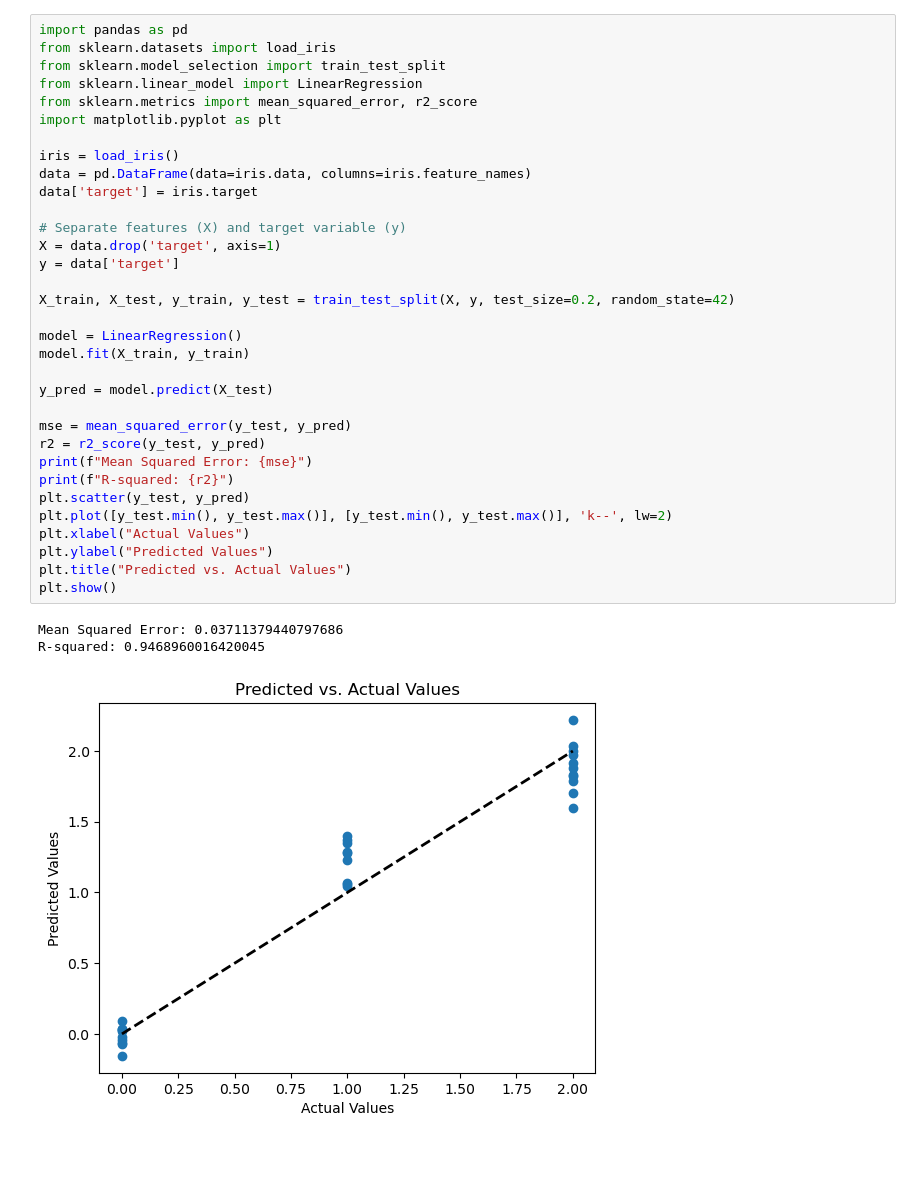
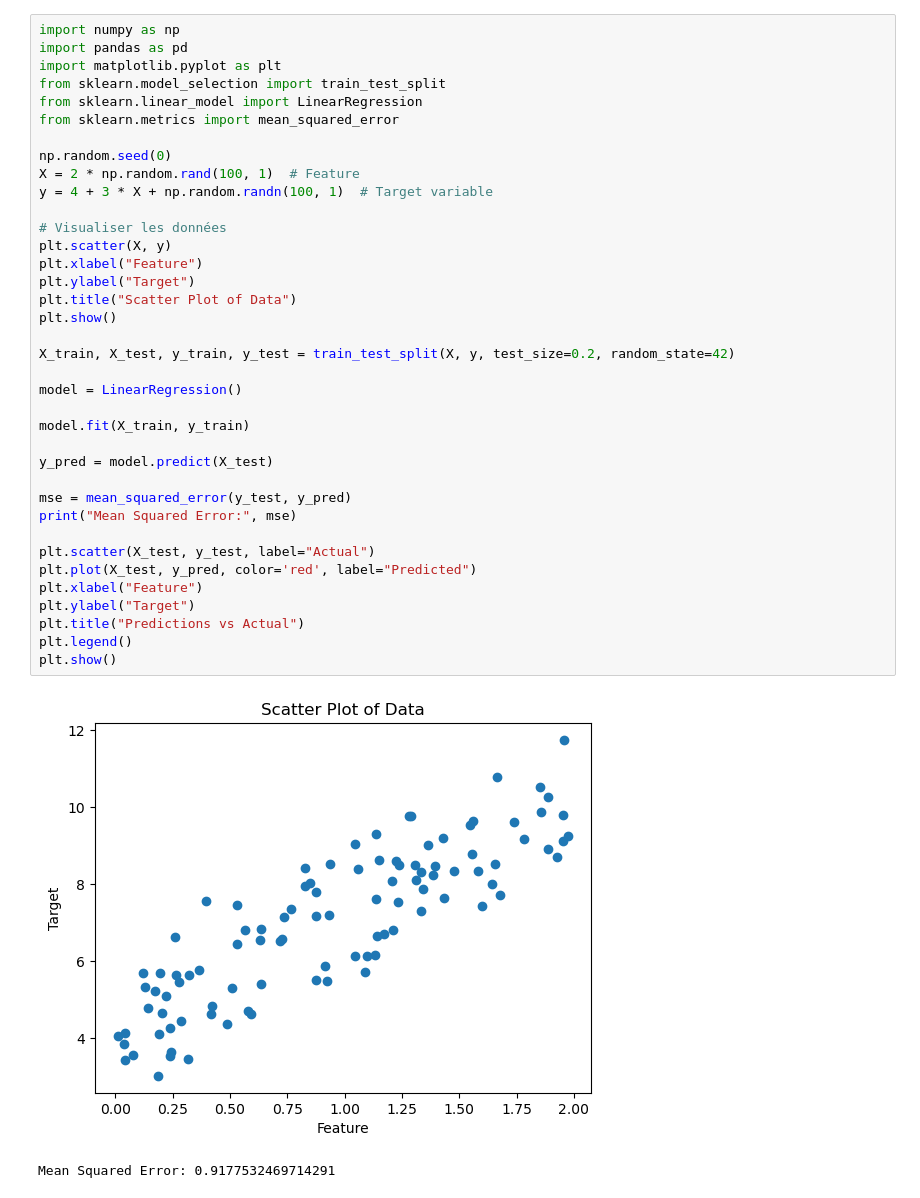
Before and after one commit to ikrameezzirague/tasks_code-alpha, a Jupyter notebook: task3.ipynb, the cells around one changed output. Cells and saved outputs as stored; diff of their text form; blank space fills up the shorter version.

```diff
--- a/task3.ipynb
+++ b/task3.ipynb
@@ -1,37 +1,40 @@
 # %%
+import numpy as np
 import pandas as pd
-from sklearn.datasets import load_iris
+import matplotlib.pyplot as plt
 from sklearn.model_selection import train_test_split
 from sklearn.linear_model import LinearRegression
-from sklearn.metrics import mean_squared_error, r2_score
-import matplotlib.pyplot as plt
+from sklearn.metrics import mean_squared_error
 
-iris = load_iris()
-data = pd.DataFrame(data=iris.data, columns=iris.feature_names)
-data['target'] = iris.target
+np.random.seed(0)
+X = 2 * np.random.rand(100, 1)  # Feature
+y = 4 + 3 * X + np.random.randn(100, 1)  # Target variable
 
-# Separate features (X) and target variable (y)
-X = data.drop('target', axis=1)
-y = data['target']
+# Visualiser les données
+plt.scatter(X, y)
+plt.xlabel("Feature")
+plt.ylabel("Target")
+plt.title("Scatter Plot of Data")
+plt.show()
 
 X_train, X_test, y_train, y_test = train_test_split(X, y, test_size=0.2, random_state=42)
 
 model = LinearRegression()
+
 model.fit(X_train, y_train)
 
 y_pred = model.predict(X_test)
 
 mse = mean_squared_error(y_test, y_pred)
-r2 = r2_score(y_test, y_pred)
-print(f"Mean Squared Error: {mse}")
-print(f"R-squared: {r2}")
-plt.scatter(y_test, y_pred)
-plt.plot([y_test.min(), y_test.max()], [y_test.min(), y_test.max()], 'k--', lw=2)
-plt.xlabel("Actual Values")
-plt.ylabel("Predicted Values")
-plt.title("Predicted vs. Actual Values")
+print("Mean Squared Error:", mse)
+
+plt.scatter(X_test, y_test, label="Actual")
+plt.plot(X_test, y_pred, color='red', label="Predicted")
+plt.xlabel("Feature")
+plt.ylabel("Target")
+plt.title("Predictions vs Actual")
+plt.legend()
 plt.show()
 # %% [output]
+[figure, new version]
-Mean Squared Error: 0.03711379440797686
-R-squared: 0.9468960016420045
+Mean Squared Error: 0.9177532469714291
-[figure, old version]
```
Also changed, not shown: parts of 1 cell of this notebook.
